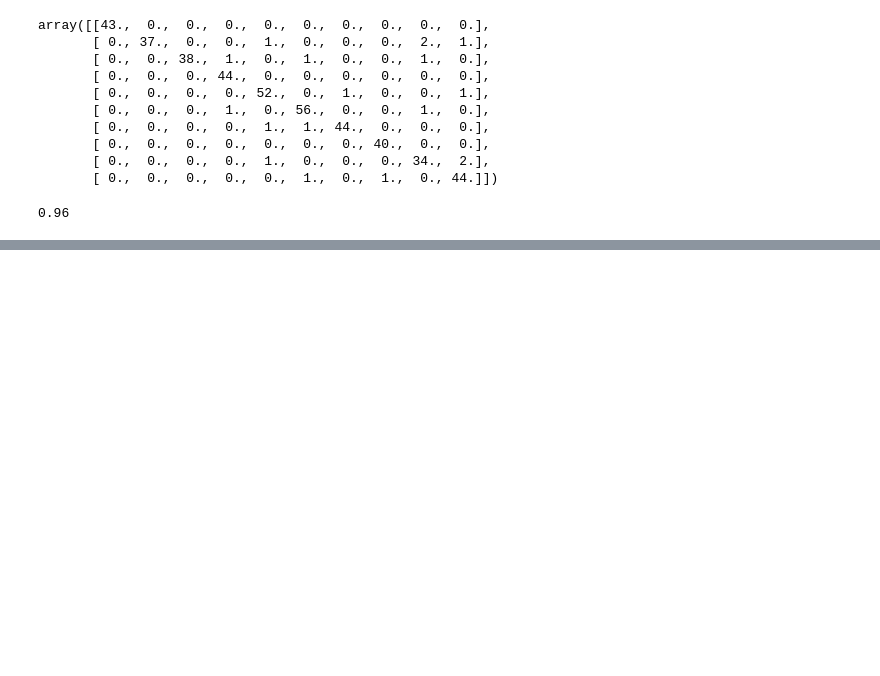
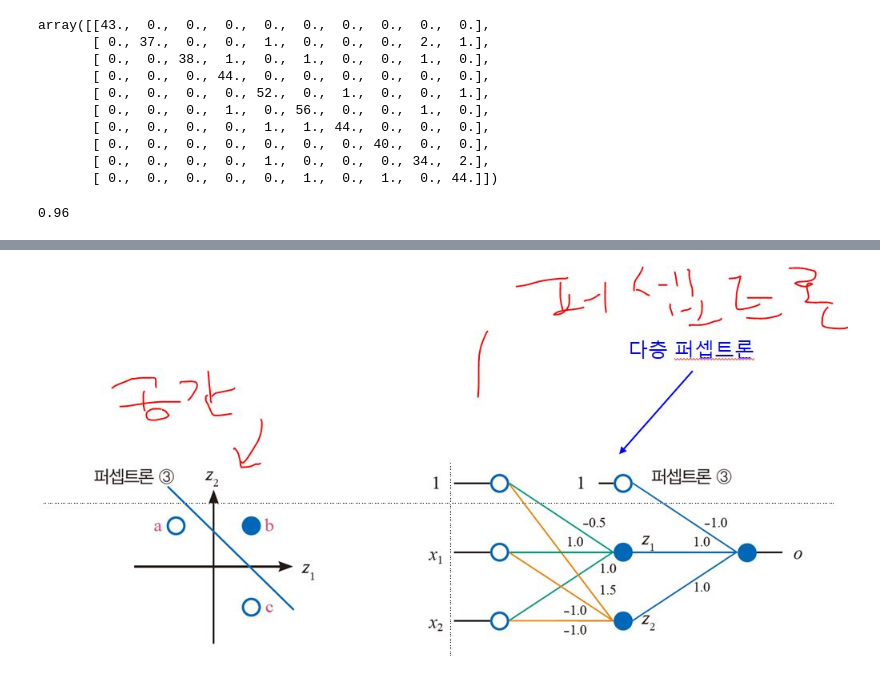
Before and after one commit to leekyuyoung4/ml0719, a Jupyter notebook: 신경망/신경망.ipynb, the cells around one changed output, grey strips where cells are left out. Saved outputs shown, nothing was run; the diff lists cells and outputs as text; code cells hidden in the pictures; blank space fills up the shorter version.

```diff
--- a/신경망/신경망.ipynb
+++ b/신경망/신경망.ipynb
@@ -237,0 +273,8 @@ np.sum([conf[i,i] for i in range(10)]) / len(predict)
+# %%
+# 새로운공간 (z1, z2)의 특성
+# 선형분리가 불가능한 네 점이 선형 분리 가능
+# 퍼셉트론을 하나더쓰면 xor문제를 푸는 신경망
+# 두개를 병렬 연결한 퍼셉트론에 퍼셉트론을 하나더 붙이면..
+display.Image('E:/1 강남야간/img/015.jpg')
+# %% [output]
+[figure, added]
```
Also changed, not shown: parts of 14 cells of this notebook, 7 other files.
